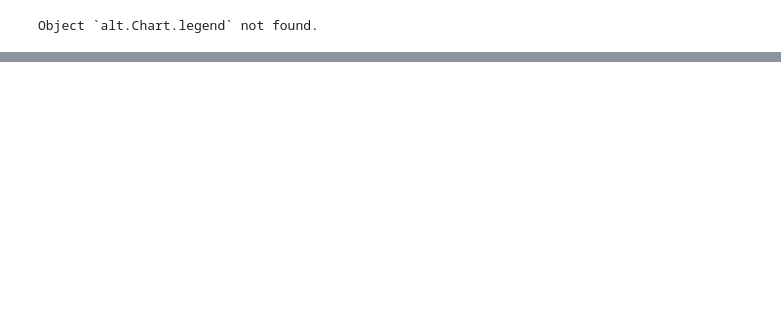
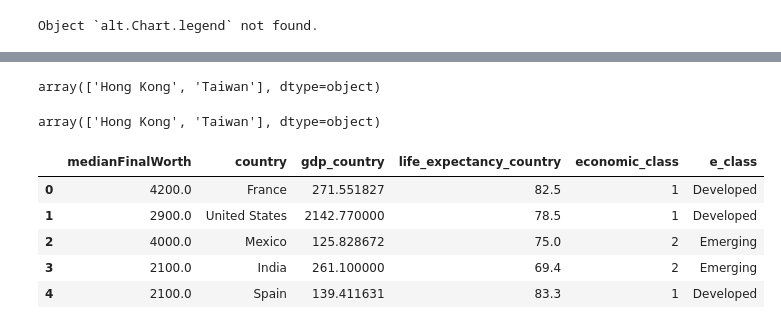
Before and after one commit to Ruby-ry/DSCI320-Project, a Jupyter notebook: ms2.ipynb, the cells around one changed output, grey strips where cells are left out. Saved outputs shown, nothing was run; the diff lists cells and outputs as text; code cells hidden in the pictures; blank space fills up the shorter version.

Commit message:
Add darryl task 3

```diff
--- a/ms2.ipynb
+++ b/ms2.ipynb
@@ -386,0 +404,35 @@ Object `alt.Chart.legend` not found.
+# %%
+#countries with null values in gdp_country
+df[pd.isnull(df['gdp_country'])].country.unique()
+# %% [output]
+array(['Hong Kong', 'Taiwan'], dtype=object)
+# %%
+#countries with null values in life_expectancy_country
+df[pd.isnull(df['life_expectancy_country'])].country.unique()
+# %% [output]
+array(['Hong Kong', 'Taiwan'], dtype=object)
+# %%
+#filling in the null values with the appropriate values (information obtained from Google) and manipulating dataset to fulfill needs
+df['e_class'] = ''
+df.loc[df['country'] == 'Hong Kong', 'gdp_country'] = 91400000000
+df.loc[df['country'] == 'Hong Kong', 'life_expectancy_country'] = 85.3
+df.loc[df['country'] == 'Taiwan', 'gdp_country'] = 185233000000
+df.loc[df['country'] == 'Taiwan', 'life_expectancy_country'] = 81.0
+df.loc[df['economic_class'] == 1, 'e_class'] = 'Developed'
+df.loc[df['economic_class'] == 2, 'e_class'] = 'Emerging'
+df.loc[df['economic_class'] == 3, 'e_class'] = 'Developing'
+
+
+df['gdp_country'] = df['gdp_country'] / 10000000000
+# %%
+df['medianFinalWorth'] = df.groupby(['country'])['finalWorth'].transform('median')
+req = ['medianFinalWorth', 'country', 'gdp_country', 'life_expectancy_country', 'economic_class', 'e_class']
+task3df = df[req].drop_duplicates().reset_index().drop('index', axis=1)
+task3df.head()
+# %% [output]
+|  | medianFinalWorth | country | gdp_country | life_expectancy_country | economic_class | e_class |
+| 0 | 4200.0 | France | 271.551827 | 82.5 | 1 | Developed |
+| 1 | 2900.0 | United States | 2142.770000 | 78.5 | 1 | Developed |
+| 2 | 4000.0 | Mexico | 125.828672 | 75.0 | 2 | Emerging |
+| 3 | 2100.0 | India | 261.100000 | 69.4 | 2 | Emerging |
+| 4 | 2100.0 | Spain | 139.411631 | 83.3 | 1 | Developed |
```
Also changed, not shown: parts of 2 cells of this notebook.
